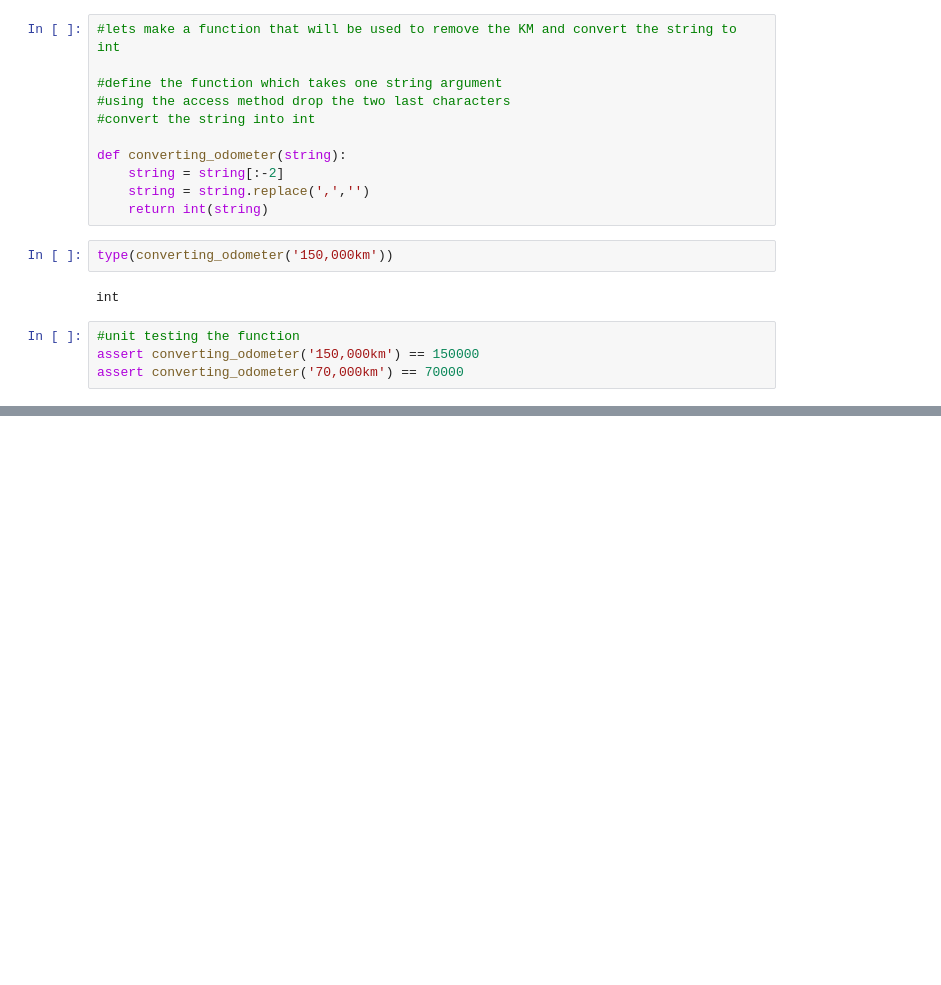
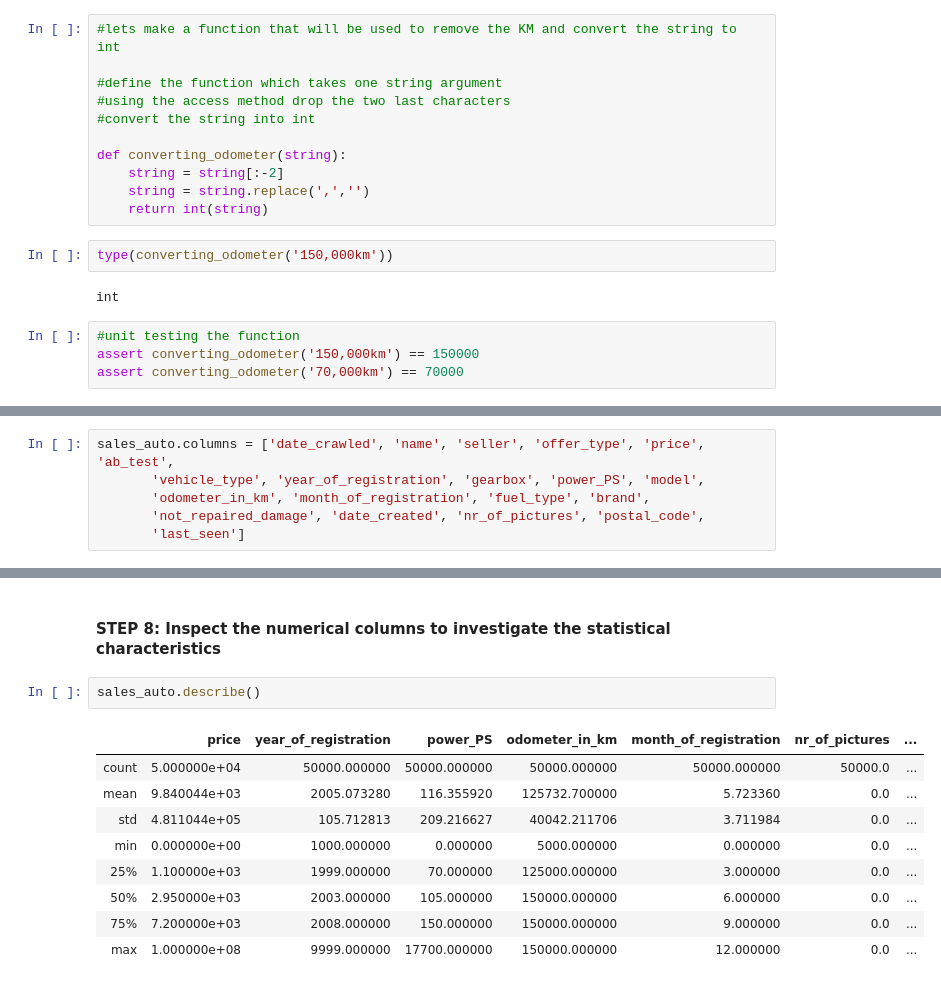
Before and after one commit to ndangalasinh/dataquest_exploring_ebay_car_sales, a Jupyter notebook: dataquest_exploring_ebay_car_sales.ipynb, the cells around one changed output, grey strips where cells are left out. Drawn from its saved outputs; the diff is of its cells as text; blank space fills up the shorter version.

```diff
--- a/dataquest_exploring_ebay_car_sales.ipynb
+++ b/dataquest_exploring_ebay_car_sales.ipynb
@@ -149,0 +155,6 @@ end -start
+# %%
+sales_auto.columns = ['date_crawled', 'name', 'seller', 'offer_type', 'price', 'ab_test',
+       'vehicle_type', 'year_of_registration', 'gearbox', 'power_PS', 'model',
+       'odometer_in_km', 'month_of_registration', 'fuel_type', 'brand',
+       'not_repaired_damage', 'date_created', 'nr_of_pictures', 'postal_code',
+       'last_seen']
@@ -165,0 +192,14 @@ sales_auto
+# %% [markdown]
+#### STEP 8: Inspect the numerical columns to investigate the statistical characteristics
+# %%
+sales_auto.describe()
+# %% [output]
+|  | price | year_of_registration | power_PS | odometer_in_km | month_of_registration | nr_of_pictures | ... |
+| count | 5.000000e+04 | 50000.000000 | 50000.000000 | 50000.000000 | 50000.000000 | 50000.0 | ... |
+| mean | 9.840044e+03 | 2005.073280 | 116.355920 | 125732.700000 | 5.723360 | 0.0 | ... |
+| std | 4.811044e+05 | 105.712813 | 209.216627 | 40042.211706 | 3.711984 | 0.0 | ... |
+| min | 0.000000e+00 | 1000.000000 | 0.000000 | 5000.000000 | 0.000000 | 0.0 | ... |
+| 25% | 1.100000e+03 | 1999.000000 | 70.000000 | 125000.000000 | 3.000000 | 0.0 | ... |
+| 50% | 2.950000e+03 | 2003.000000 | 105.000000 | 150000.000000 | 6.000000 | 0.0 | ... |
+| 75% | 7.200000e+03 | 2008.000000 | 150.000000 | 150000.000000 | 9.000000 | 0.0 | ... |
+| max | 1.000000e+08 | 9999.000000 | 17700.000000 | 150000.000000 | 12.000000 | 0.0 | ... |
```
Also changed, not shown: parts of 13 cells of this notebook.
